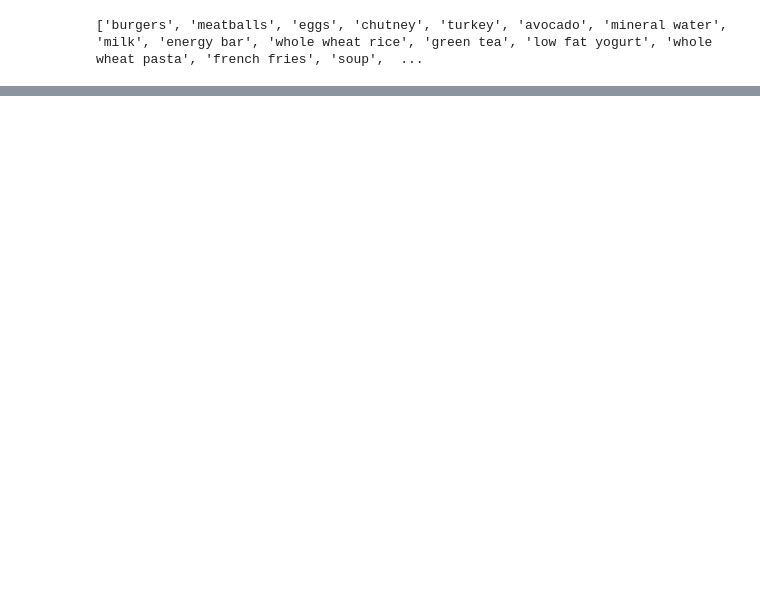
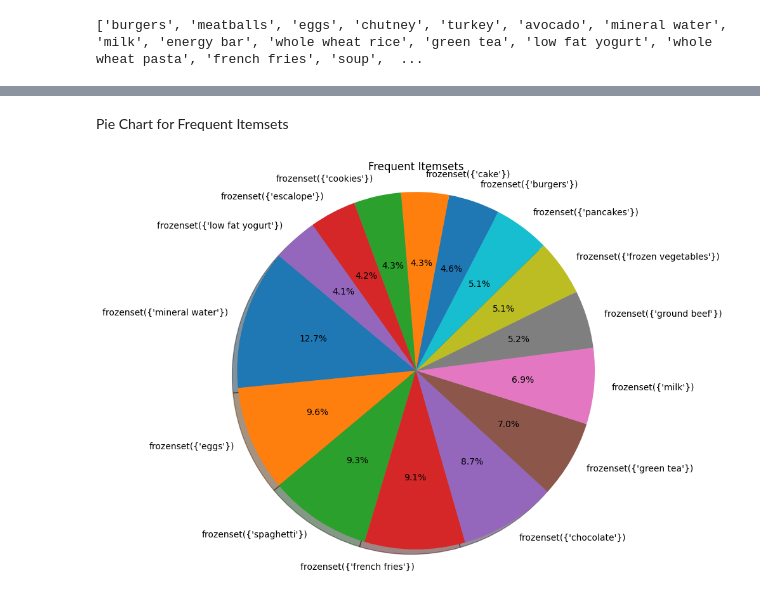
Before and after one commit to swastikbanerjee/ML_Lab, a Jupyter notebook: 2348566_Lab3.ipynb, the cells around one changed output, grey strips where cells are left out. Drawn from its saved outputs; the diff is of its cells as text; code cells hidden in the pictures; blank space fills up the shorter version.

```diff
--- a/2348566_Lab3.ipynb
+++ b/2348566_Lab3.ipynb
@@ -178,2 +232,5 @@ Best Choices are...
 
 [408 rows x 3 columns]
+# %%
+sfi = sorted_freq_itemset[:15]
+sfi
@@ -179,0 +254,10 @@ Best Choices are...
+# %% [markdown]
+Pie Chart for Frequent Itemsets
+# %%
+plt.figure(figsize=(8, 8))
+plt.pie(sfi['support'], labels=sfi['itemsets'], autopct='%1.1f%%', startangle=140, shadow=True)
+plt.axis('equal')  # Equal aspect ratio ensures that pie is drawn as a circle.
+plt.title('Frequent Itemsets')
+plt.show()
+# %% [output]
+[figure, added]
```
Also changed, not shown: parts of 46 cells of this notebook.
